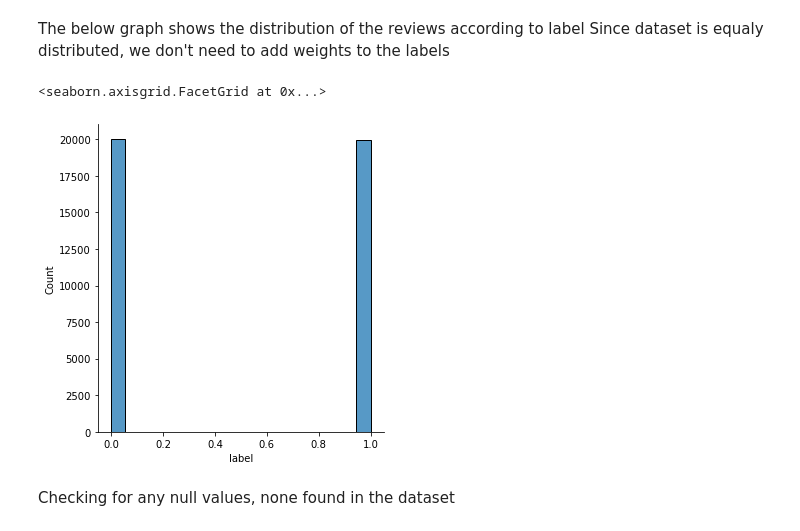
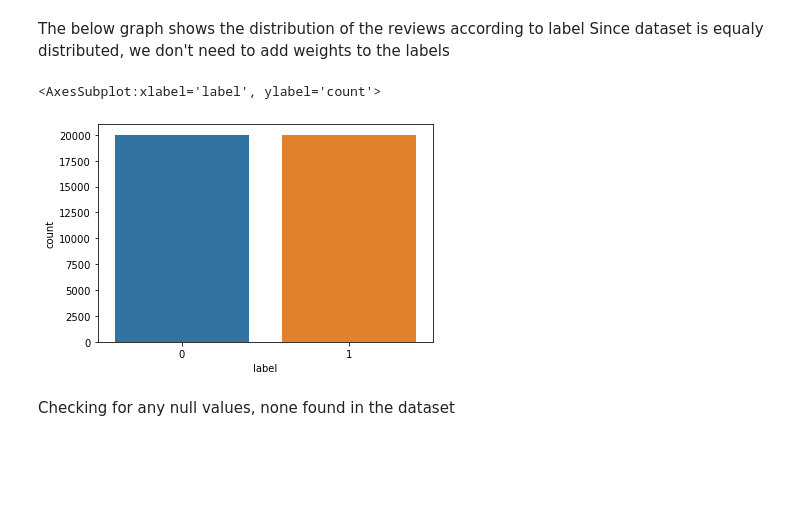
Before and after one commit to geradivij/IMDb-Sentiment-Analysis, a Jupyter notebook: Sentiment_Analysis(Naive-Bayes).ipynb, the cells around one changed output. Cells and saved outputs as stored; diff of their text form; code cells hidden in the pictures; blank space fills up the shorter version.

```diff
--- a/Sentiment_Analysis(Naive-Bayes).ipynb
+++ b/Sentiment_Analysis(Naive-Bayes).ipynb
@@ -43,10 +45,10 @@ The dataset consists of 40,000 rows and 2 columns namely, the review and the lab
 The below graph shows the distribution of the reviews according to label
 Since dataset is equaly distributed, we don't need to add weights to the labels
 # %%
-sns.displot(df, x="label")
+sns.countplot(df.label)
 # %% [output]
-<seaborn.axisgrid.FacetGrid at 0x...>
+<AxesSubplot:xlabel='label', ylabel='count'>
-[figure, old version]
+[figure, new version]
 # %% [markdown]
 Checking for any null values, none found in the dataset
 # %%
```
Also changed, not shown: parts of 45 cells of this notebook.
